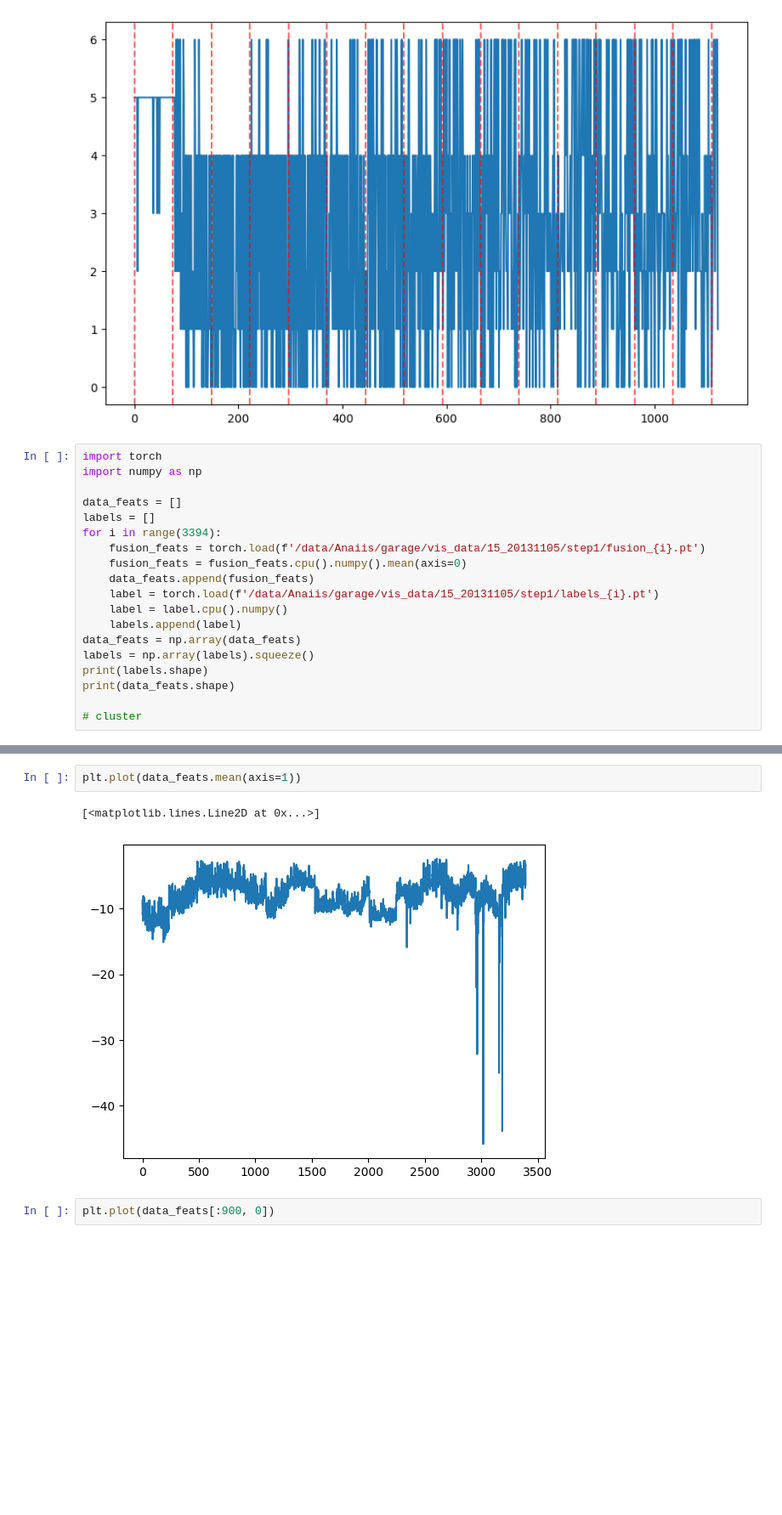
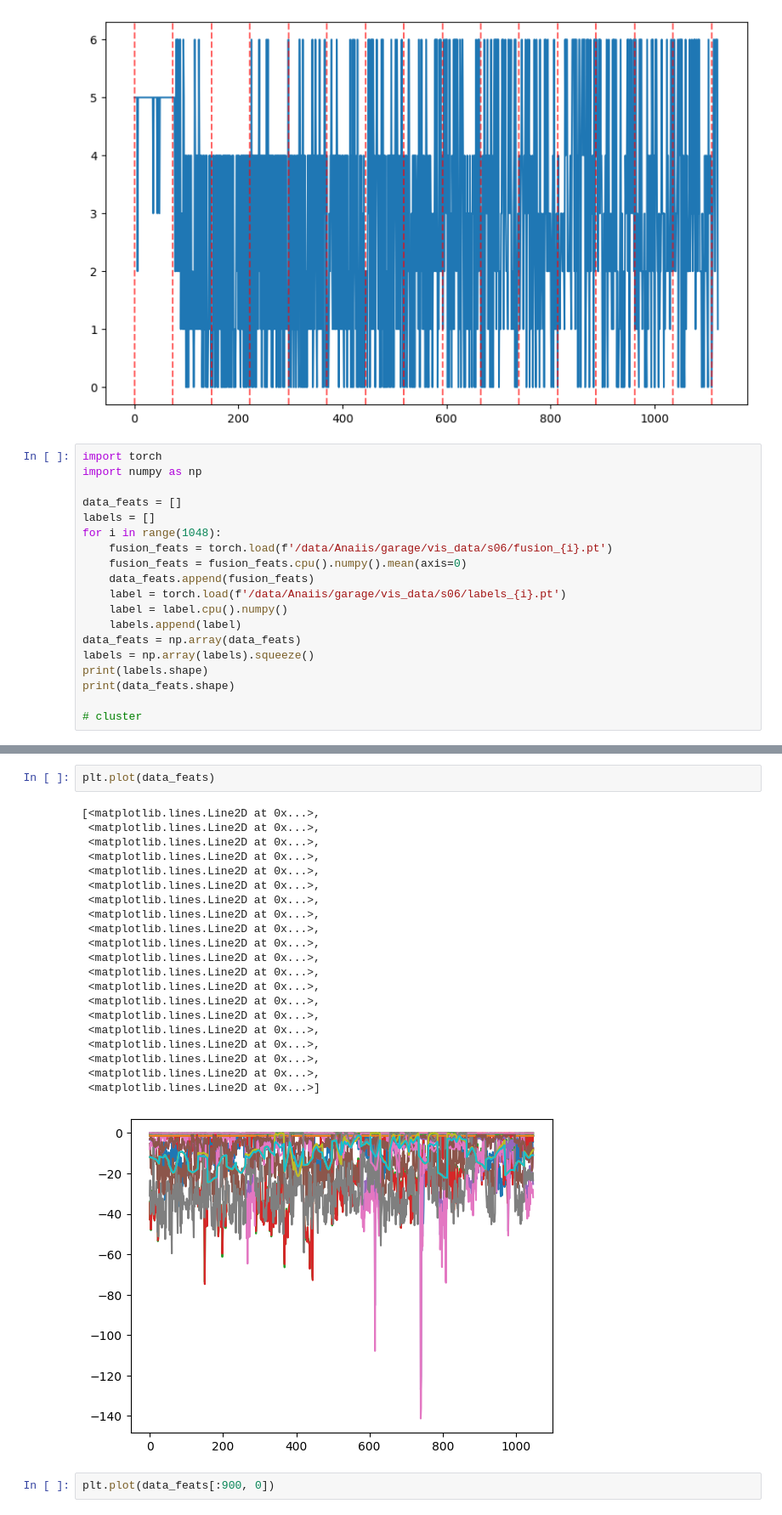
Before and after one commit to Anais-Y/restart, a Jupyter notebook: visualisation/6_cluster.ipynb, the cells around one changed output, grey strips where cells are left out. Shown at 85% size. Cells and saved outputs as stored; diff of their text form; blank space fills up the shorter version.

```diff
--- a/visualisation/6_cluster.ipynb
+++ b/visualisation/6_cluster.ipynb
@@ -92,11 +92,11 @@ import numpy as np
 
 data_feats = []
 labels = []
-for i in range(3394):
-    fusion_feats = torch.load(f'/data/Anaiis/garage/vis_data/15_20131105/step1/fusion_{i}.pt')
+for i in range(1048):
+    fusion_feats = torch.load(f'/data/Anaiis/garage/vis_data/s06/fusion_{i}.pt')
     fusion_feats = fusion_feats.cpu().numpy().mean(axis=0)
     data_feats.append(fusion_feats)
-    label = torch.load(f'/data/Anaiis/garage/vis_data/15_20131105/step1/labels_{i}.pt')
+    label = torch.load(f'/data/Anaiis/garage/vis_data/s06/labels_{i}.pt')
     label = label.cpu().numpy()
     labels.append(label)
 data_feats = np.array(data_feats)
@@ -111,8 +111,27 @@ print(data_feats.shape)
 # %%
-plt.plot(data_feats.mean(axis=1))
+plt.plot(data_feats)
 # %% [output]
-[<matplotlib.lines.Line2D at 0x...>]
+[<matplotlib.lines.Line2D at 0x...>,
+ <matplotlib.lines.Line2D at 0x...>,
+ <matplotlib.lines.Line2D at 0x...>,
+ <matplotlib.lines.Line2D at 0x...>,
+ <matplotlib.lines.Line2D at 0x...>,
+ <matplotlib.lines.Line2D at 0x...>,
+ <matplotlib.lines.Line2D at 0x...>,
+ <matplotlib.lines.Line2D at 0x...>,
+ <matplotlib.lines.Line2D at 0x...>,
+ <matplotlib.lines.Line2D at 0x...>,
+ <matplotlib.lines.Line2D at 0x...>,
+ <matplotlib.lines.Line2D at 0x...>,
+ <matplotlib.lines.Line2D at 0x...>,
+ <matplotlib.lines.Line2D at 0x...>,
+ <matplotlib.lines.Line2D at 0x...>,
+ <matplotlib.lines.Line2D at 0x...>,
+ <matplotlib.lines.Line2D at 0x...>,
+ <matplotlib.lines.Line2D at 0x...>,
+ <matplotlib.lines.Line2D at 0x...>,
+ <matplotlib.lines.Line2D at 0x...>]
-[figure, old version]
+[figure, new version]
 # %%
 plt.plot(data_feats[:900, 0])
 # %% [output]
```
Also changed, not shown: parts of 5 cells of this notebook, 16 other files.
